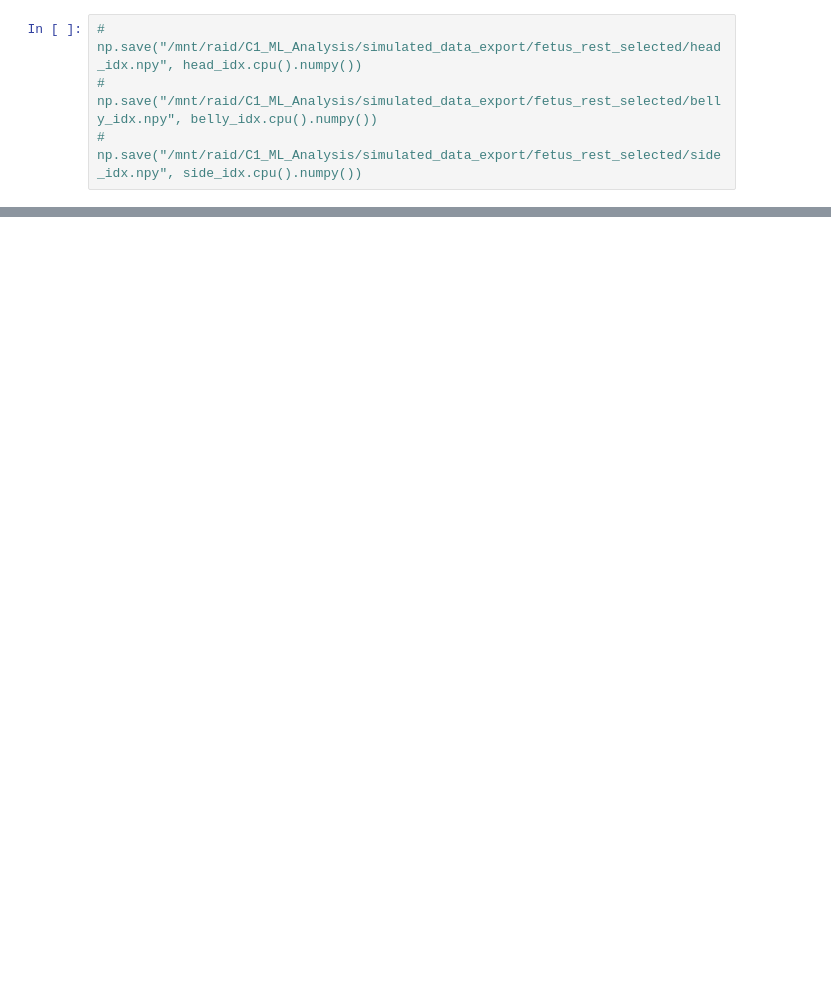
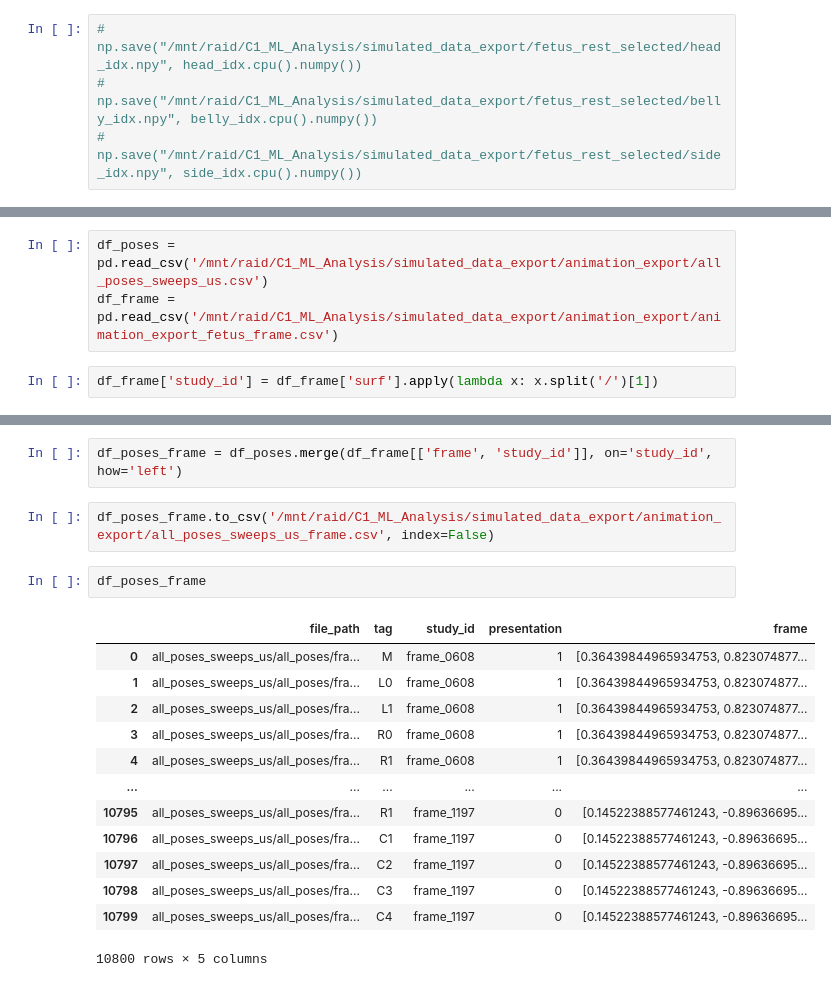
Before and after one commit to UNC-GWH/famli-ultra-sim, a Jupyter notebook: notebooks/babyframe_create_orientation_axes.ipynb, the cells around one changed output, grey strips where cells are left out. Cells and saved outputs as stored; diff of their text form; blank space fills up the shorter version.

```diff
--- a/notebooks/babyframe_create_orientation_axes.ipynb
+++ b/notebooks/babyframe_create_orientation_axes.ipynb
@@ -207,0 +231,5 @@ plot_diffusion(X_PC.cpu().numpy(), points.cpu().numpy(), frame.cpu().numpy(), sc
+# %%
+df_poses = pd.read_csv('/mnt/raid/C1_ML_Analysis/simulated_data_export/animation_export/all_poses_sweeps_us.csv')
+df_frame = pd.read_csv('/mnt/raid/C1_ML_Analysis/simulated_data_export/animation_export/animation_export_fetus_frame.csv')
+# %%
+df_frame['study_id'] = df_frame['surf'].apply(lambda x: x.split('/')[1])
@@ -207,0 +252,20 @@ plot_diffusion(X_PC.cpu().numpy(), points.cpu().numpy(), frame.cpu().numpy(), sc
+# %%
+df_poses_frame = df_poses.merge(df_frame[['frame', 'study_id']], on='study_id', how='left')
+# %%
+df_poses_frame.to_csv('/mnt/raid/C1_ML_Analysis/simulated_data_export/animation_export/all_poses_sweeps_us_frame.csv', index=False)
+# %%
+df_poses_frame
+# %% [output]
+|  | file_path | tag | study_id | presentation | frame |
+| 0 | all_poses_sweeps_us/all_poses/fra... | M | frame_0608 | 1 | [0.36439844965934753, 0.823074877... |
+| 1 | all_poses_sweeps_us/all_poses/fra... | L0 | frame_0608 | 1 | [0.36439844965934753, 0.823074877... |
+| 2 | all_poses_sweeps_us/all_poses/fra... | L1 | frame_0608 | 1 | [0.36439844965934753, 0.823074877... |
+| 3 | all_poses_sweeps_us/all_poses/fra... | R0 | frame_0608 | 1 | [0.36439844965934753, 0.823074877... |
+| 4 | all_poses_sweeps_us/all_poses/fra... | R1 | frame_0608 | 1 | [0.36439844965934753, 0.823074877... |
+| ... | ... | ... | ... | ... | ... |
+| 10795 | all_poses_sweeps_us/all_poses/fra... | R1 | frame_1197 | 0 | [0.14522388577461243, -0.89636695... |
+| 10796 | all_poses_sweeps_us/all_poses/fra... | C1 | frame_1197 | 0 | [0.14522388577461243, -0.89636695... |
+| 10797 | all_poses_sweeps_us/all_poses/fra... | C2 | frame_1197 | 0 | [0.14522388577461243, -0.89636695... |
+| 10798 | all_poses_sweeps_us/all_poses/fra... | C3 | frame_1197 | 0 | [0.14522388577461243, -0.89636695... |
+| 10799 | all_poses_sweeps_us/all_poses/fra... | C4 | frame_1197 | 0 | [0.14522388577461243, -0.89636695... |
+10800 rows × 5 columns
```
Also changed, not shown: parts of 6 cells of this notebook, 9 other files.
